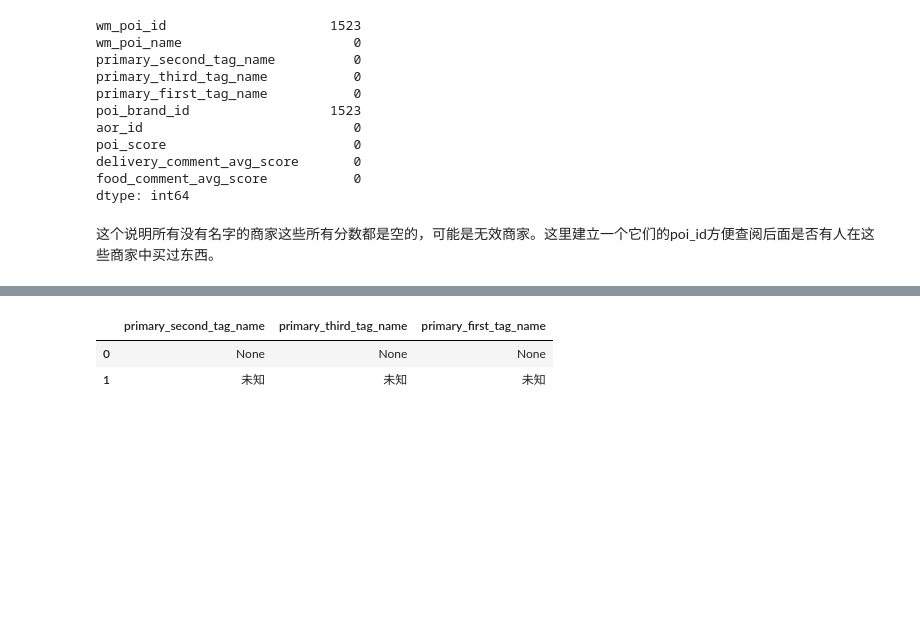
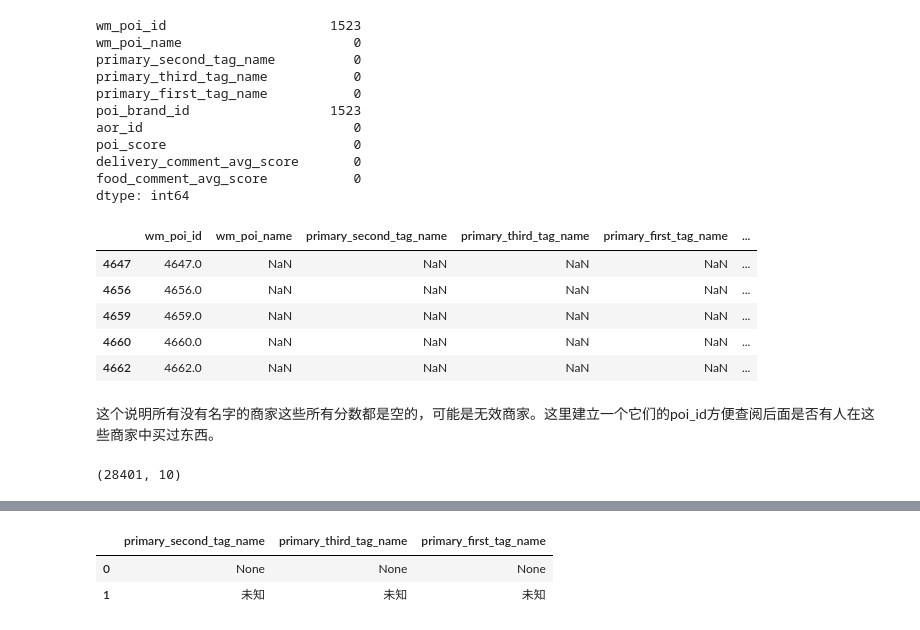
Before and after one commit to Lightblues/MDD-competition, a Jupyter notebook: data_process/2-pois.ipynb, the cells around one changed output, grey strips where cells are left out. Drawn from its saved outputs; the diff is of its cells as text; code cells hidden in the pictures; blank space fills up the shorter version.

```diff
--- a/data_process/2-pois.ipynb
+++ b/data_process/2-pois.ipynb
@@ -168,8 +168,21 @@ poi_score                        0
 delivery_comment_avg_score       0
 food_comment_avg_score           0
 dtype: int64
+# %%
+pois.loc[pois.wm_poi_name.isna()].head()
+# %% [output]
+|  | wm_poi_id | wm_poi_name | primary_second_tag_name | primary_third_tag_name | primary_first_tag_name | ... |
+| 4647 | 4647.0 | NaN | NaN | NaN | NaN | ... |
+| 4656 | 4656.0 | NaN | NaN | NaN | NaN | ... |
+| 4659 | 4659.0 | NaN | NaN | NaN | NaN | ... |
+| 4660 | 4660.0 | NaN | NaN | NaN | NaN | ... |
+| 4662 | 4662.0 | NaN | NaN | NaN | NaN | ... |
 # %% [markdown]
 这个说明所有没有名字的商家这些所有分数都是空的，可能是无效商家。这里建立一个它们的poi_id方便查阅后面是否有人在这些商家中买过东西。
+# %%
+pois.shape
+# %% [output]
+(28401, 10)
 # %%
 null_pois=set(pois.loc[pois.wm_poi_name.isna()]["wm_poi_id"])
 print(len(null_pois))
```
Also changed, not shown: parts of 4 cells of this notebook, 2 other files.
